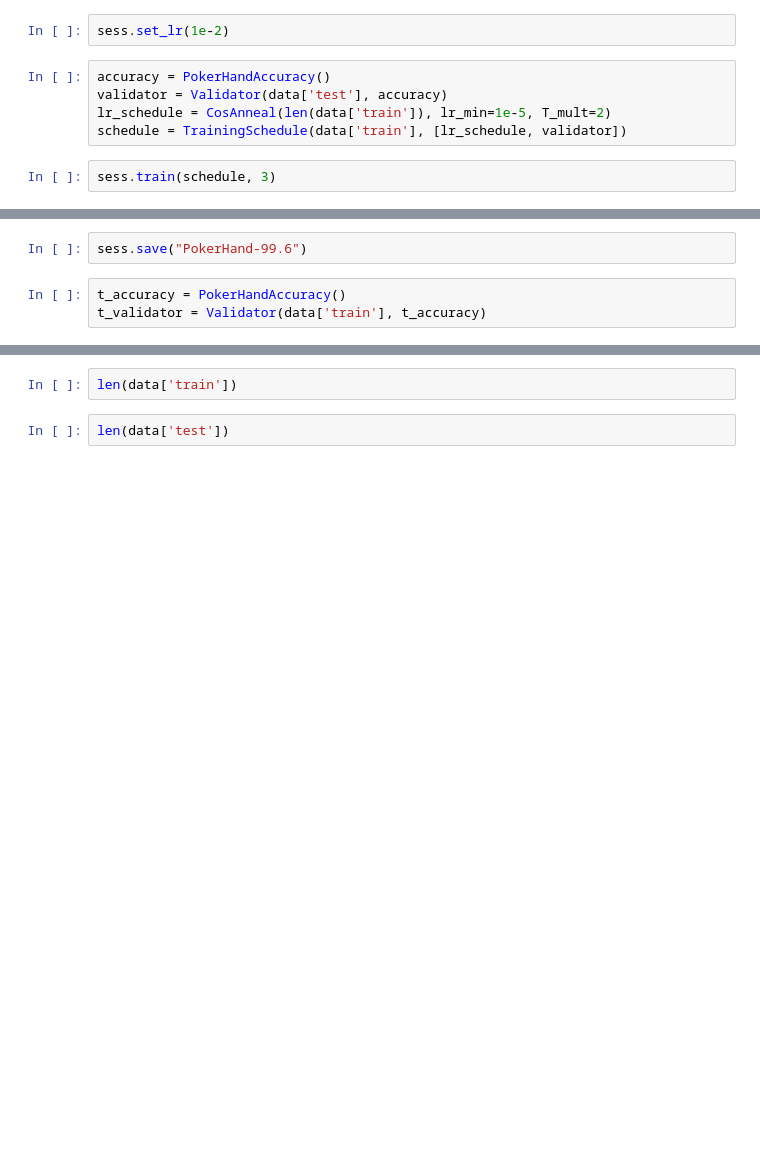
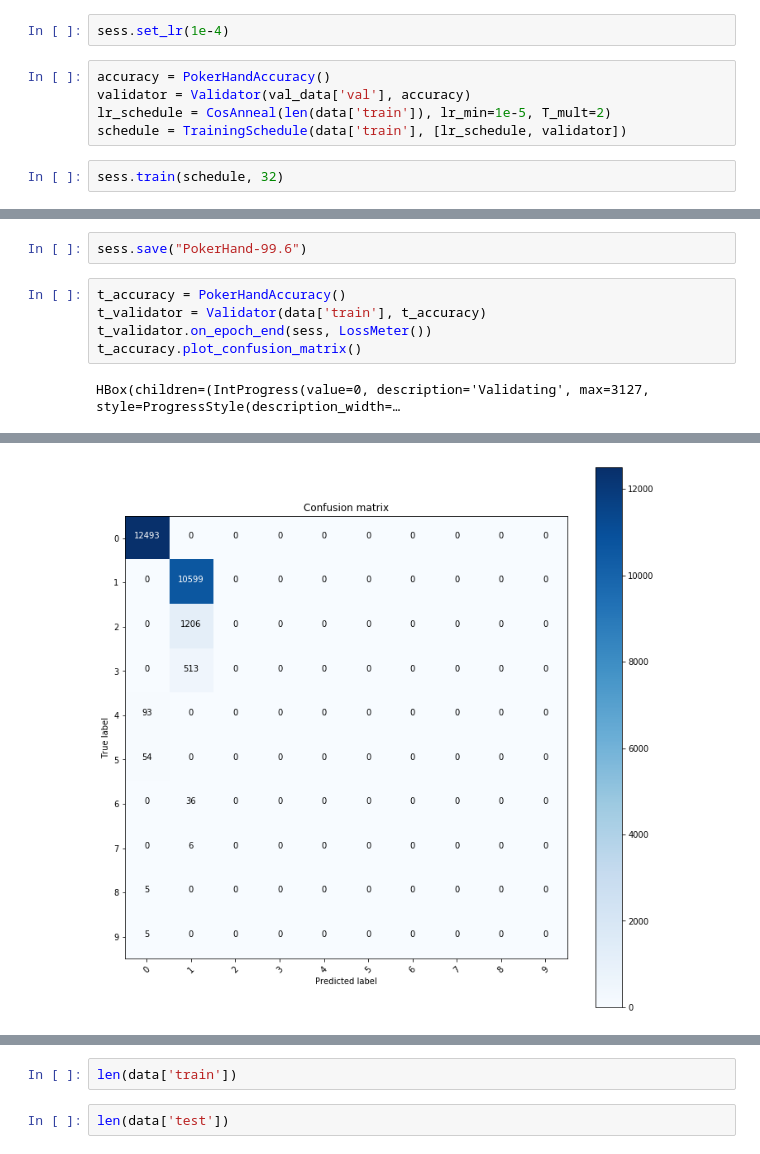
Before and after one commit to deepditch/deep.lib, a Jupyter notebook: PokerHands-99.6.ipynb, the cells around one changed output, grey strips where cells are left out. Cells and saved outputs as stored; diff of their text form; blank space fills up the shorter version.

Commit message:
Successfully trained the neural network

```diff
--- a/PokerHands-99.6.ipynb
+++ b/PokerHands-99.6.ipynb
@@ -225,10 +309,10 @@ HBox(children=(IntProgress(value=0, description='Steps', max=391, style=Progress
 # %%
-sess.set_lr(1e-2)
+sess.set_lr(1e-4)
 # %%
 accuracy = PokerHandAccuracy()
-validator = Validator(data['test'], accuracy)
+validator = Validator(val_data['val'], accuracy)
 lr_schedule = CosAnneal(len(data['train']), lr_min=1e-5, T_mult=2)
 schedule = TrainingSchedule(data['train'], [lr_schedule, validator])
 # %%
-sess.train(schedule, 3)
+sess.train(schedule, 32)
 # %% [output]
@@ -255,3 +340,7 @@ sess.save("PokerHand-99.6")
 # %%
 t_accuracy = PokerHandAccuracy()
 t_validator = Validator(data['train'], t_accuracy)
+t_validator.on_epoch_end(sess, LossMeter())
+t_accuracy.plot_confusion_matrix()
+# %% [output]
+HBox(children=(IntProgress(value=0, description='Validating', max=3127, style=ProgressStyle(description_width=…
@@ -257,0 +348 @@ t_validator = Validator(data['train'], t_accuracy)
+[figure, added]
```
Also changed, not shown: parts of 22 cells of this notebook, 6 other files.
